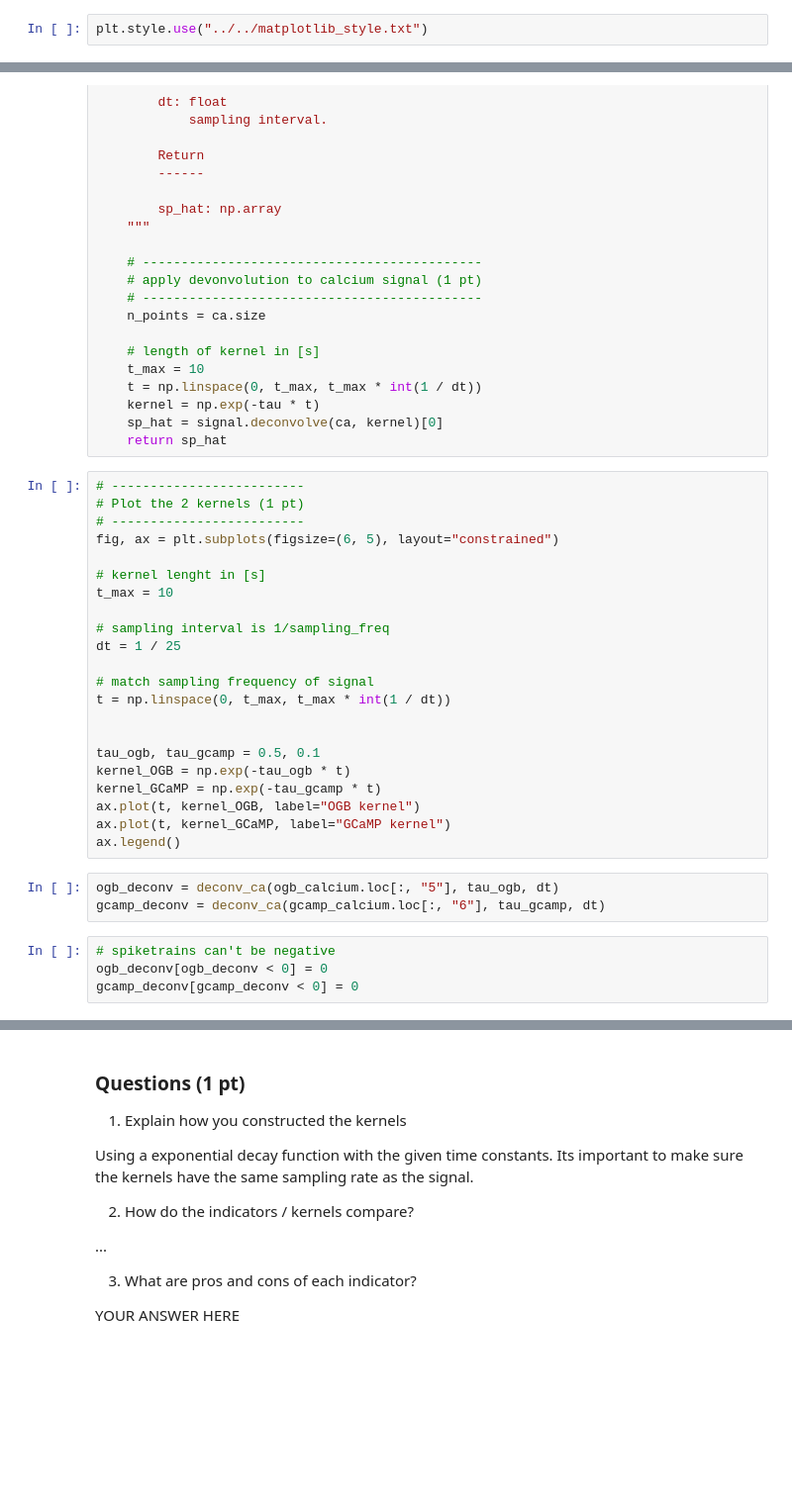
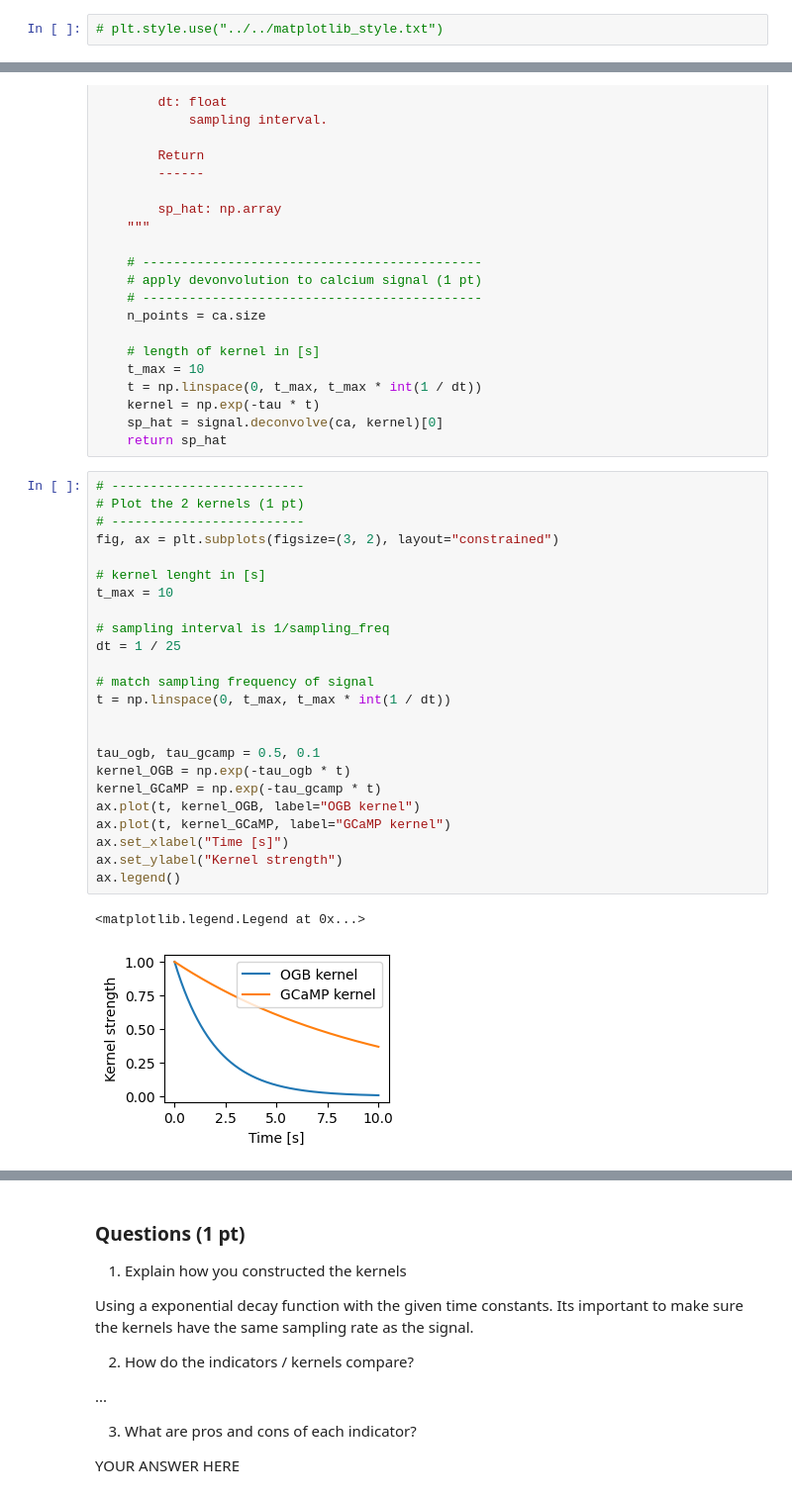
Before and after one commit to toniklenk/NeuralDataScience, a Jupyter notebook: notebooks/CodingLab3.ipynb, the cells around one changed output, grey strips where cells are left out. Shown at 99% size. Cells and saved outputs as stored; diff of their text form; blank space fills up the shorter version.

Commit message:
plotting for 2

```diff
--- a/notebooks/CodingLab3.ipynb
+++ b/notebooks/CodingLab3.ipynb
@@ -51,7 +53,7 @@ matplotlib: 3.10.1
 
 Watermark: 2.5.0
 # %%
-plt.style.use("../../matplotlib_style.txt")
+# plt.style.use("../../matplotlib_style.txt")
 # %% [markdown]
 ## Load data
 # %%
@@ -225,29 +231,27 @@ def deconv_ca(ca: np.ndarray, tau: float, dt: float = 0.0) -> np.ndarray:
 # %%
 # -------------------------
 # Plot the 2 kernels (1 pt)
 # -------------------------
-fig, ax = plt.subplots(figsize=(6, 5), layout="constrained")
+fig, ax = plt.subplots(figsize=(3, 2), layout="constrained")
 
 # kernel lenght in [s]
 t_max = 10
 
 # sampling interval is 1/sampling_freq
 dt = 1 / 25
 
 # match sampling frequency of signal
 t = np.linspace(0, t_max, t_max * int(1 / dt))
 
 
 tau_ogb, tau_gcamp = 0.5, 0.1
 kernel_OGB = np.exp(-tau_ogb * t)
 kernel_GCaMP = np.exp(-tau_gcamp * t)
 ax.plot(t, kernel_OGB, label="OGB kernel")
 ax.plot(t, kernel_GCaMP, label="GCaMP kernel")
+ax.set_xlabel("Time [s]")
+ax.set_ylabel("Kernel strength")
 ax.legend()
+# %% [output]
+<matplotlib.legend.Legend at 0x...>
+[figure, added]
-# %%
-ogb_deconv = deconv_ca(ogb_calcium.loc[:, "5"], tau_ogb, dt)
-gcamp_deconv = deconv_ca(gcamp_calcium.loc[:, "6"], tau_gcamp, dt)
-# %%
-# spiketrains can't be negative
-ogb_deconv[ogb_deconv < 0] = 0
-gcamp_deconv[gcamp_deconv < 0] = 0
```
Also changed, not shown: parts of 9 cells of this notebook, 3 other files.
